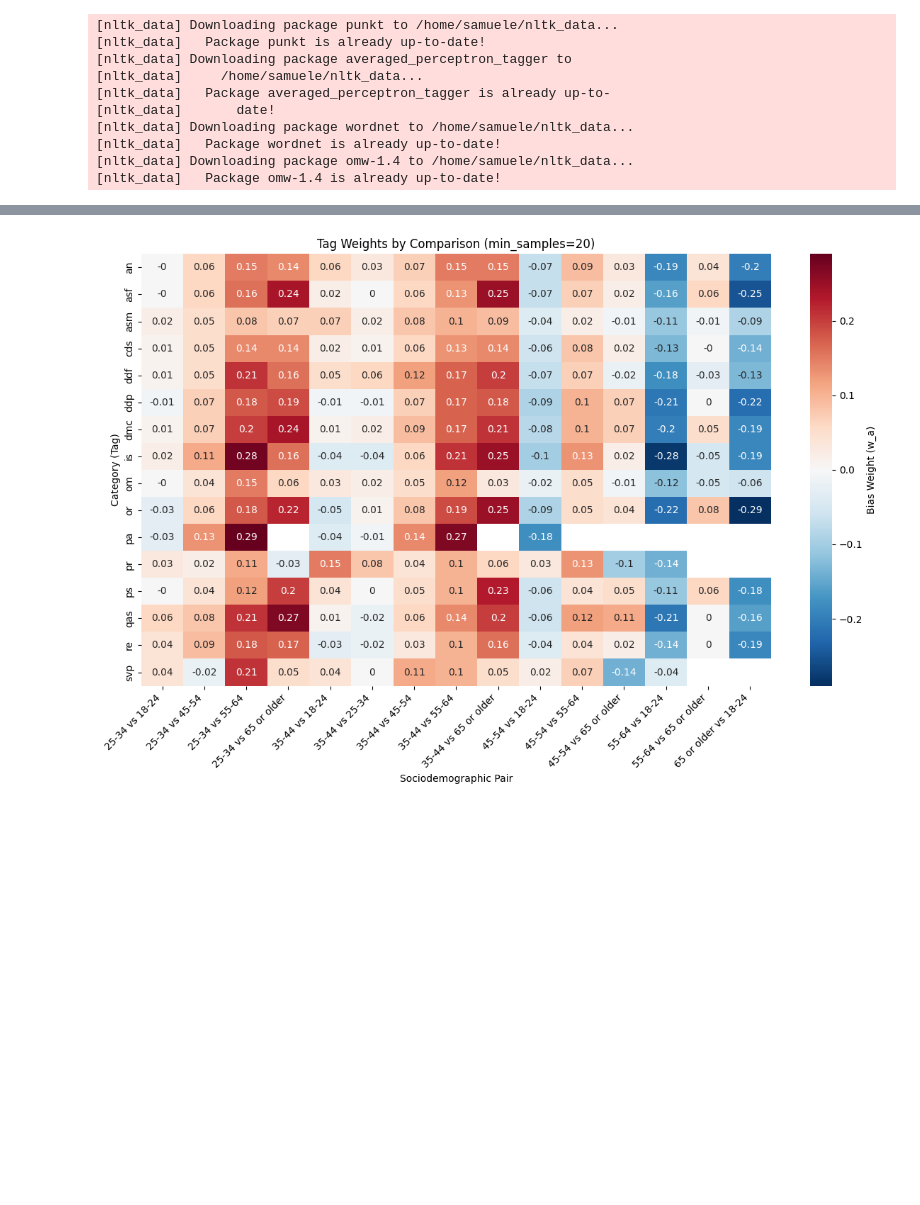
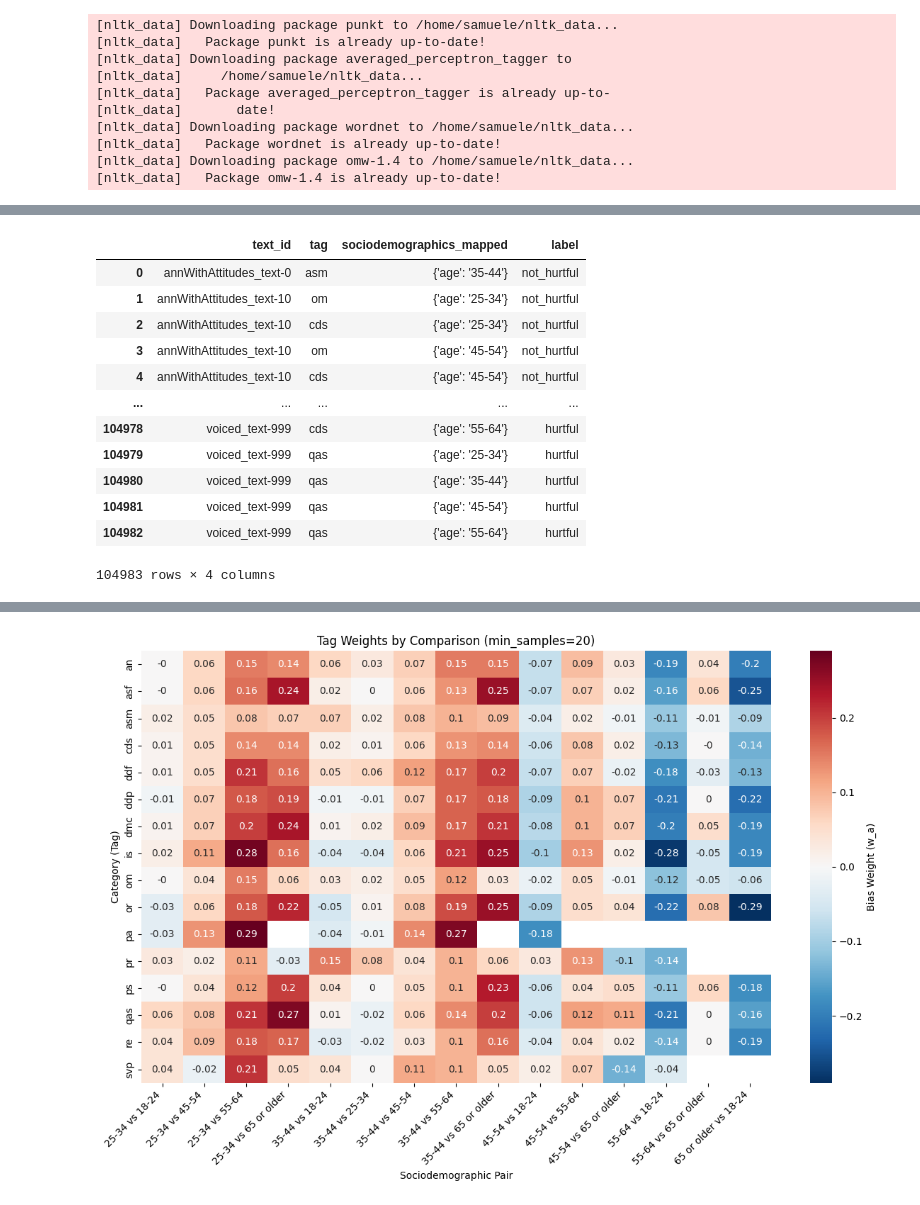
Before and after one commit to SDavenia/hurt_persp, a Jupyter notebook: obtain_plots_text_pairwise.ipynb, the cells around one changed output, grey strips where cells are left out. Cells and saved outputs as stored; diff of their text form; code cells hidden in the pictures; blank space fills up the shorter version.

```diff
--- a/obtain_plots_text_pairwise.ipynb
+++ b/obtain_plots_text_pairwise.ipynb
@@ -126,0 +211,16 @@ ideology_aggregated_df_category = preprocess_for_category_pairwise_analysis(ideo
+# %%
+age_aggregated_df_category
+# %% [output]
+|  | text_id | tag | sociodemographics_mapped | label |
+| 0 | annWithAttitudes_text-0 | asm | {'age': '35-44'} | not_hurtful |
+| 1 | annWithAttitudes_text-10 | om | {'age': '25-34'} | not_hurtful |
+| 2 | annWithAttitudes_text-10 | cds | {'age': '25-34'} | not_hurtful |
+| 3 | annWithAttitudes_text-10 | om | {'age': '45-54'} | not_hurtful |
+| 4 | annWithAttitudes_text-10 | cds | {'age': '45-54'} | not_hurtful |
+| ... | ... | ... | ... | ... |
+| 104978 | voiced_text-999 | cds | {'age': '55-64'} | hurtful |
+| 104979 | voiced_text-999 | qas | {'age': '25-34'} | hurtful |
+| 104980 | voiced_text-999 | qas | {'age': '35-44'} | hurtful |
+| 104981 | voiced_text-999 | qas | {'age': '45-54'} | hurtful |
+| 104982 | voiced_text-999 | qas | {'age': '55-64'} | hurtful |
+104983 rows × 4 columns
```
Also changed, not shown: parts of 10 cells of this notebook, 4 other files.
